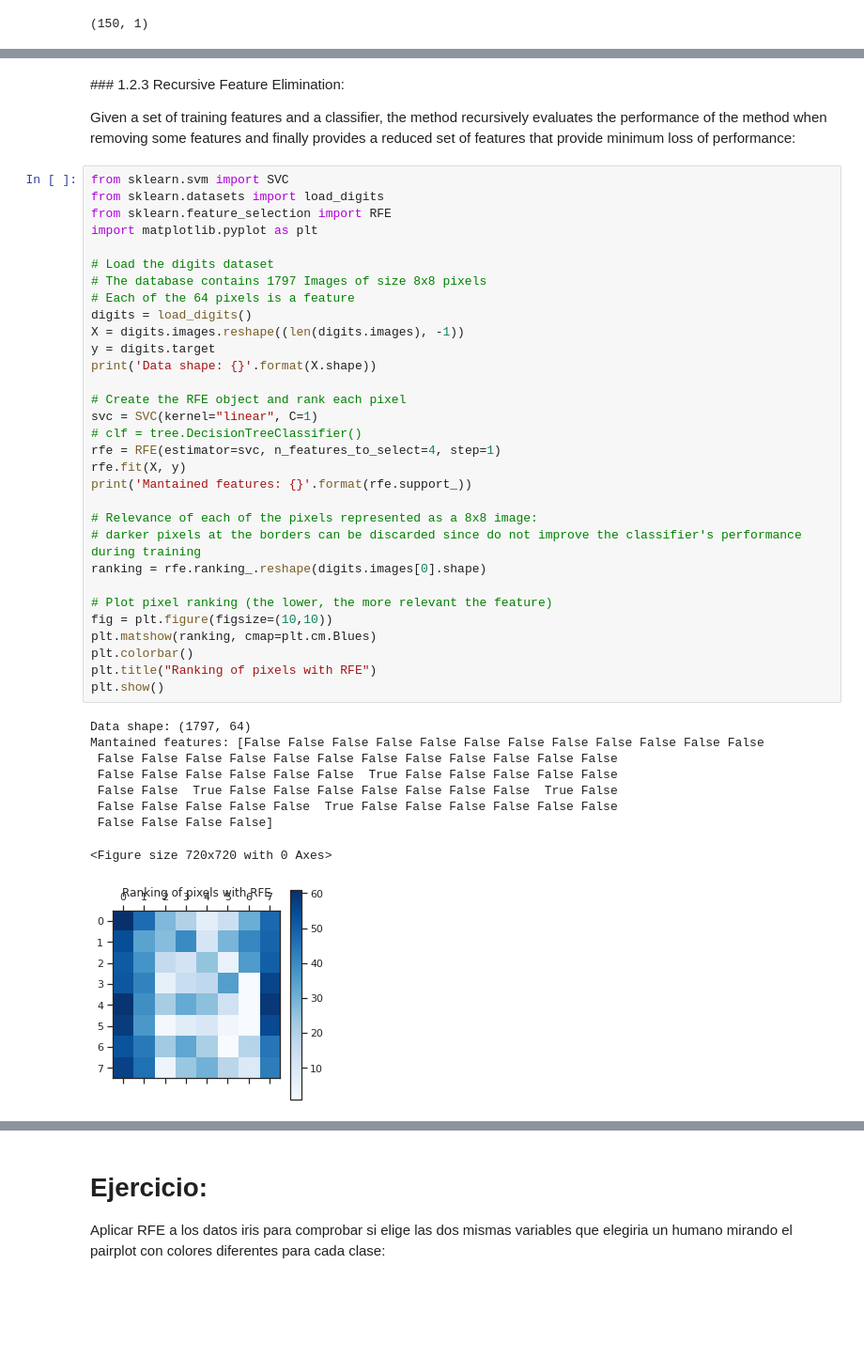
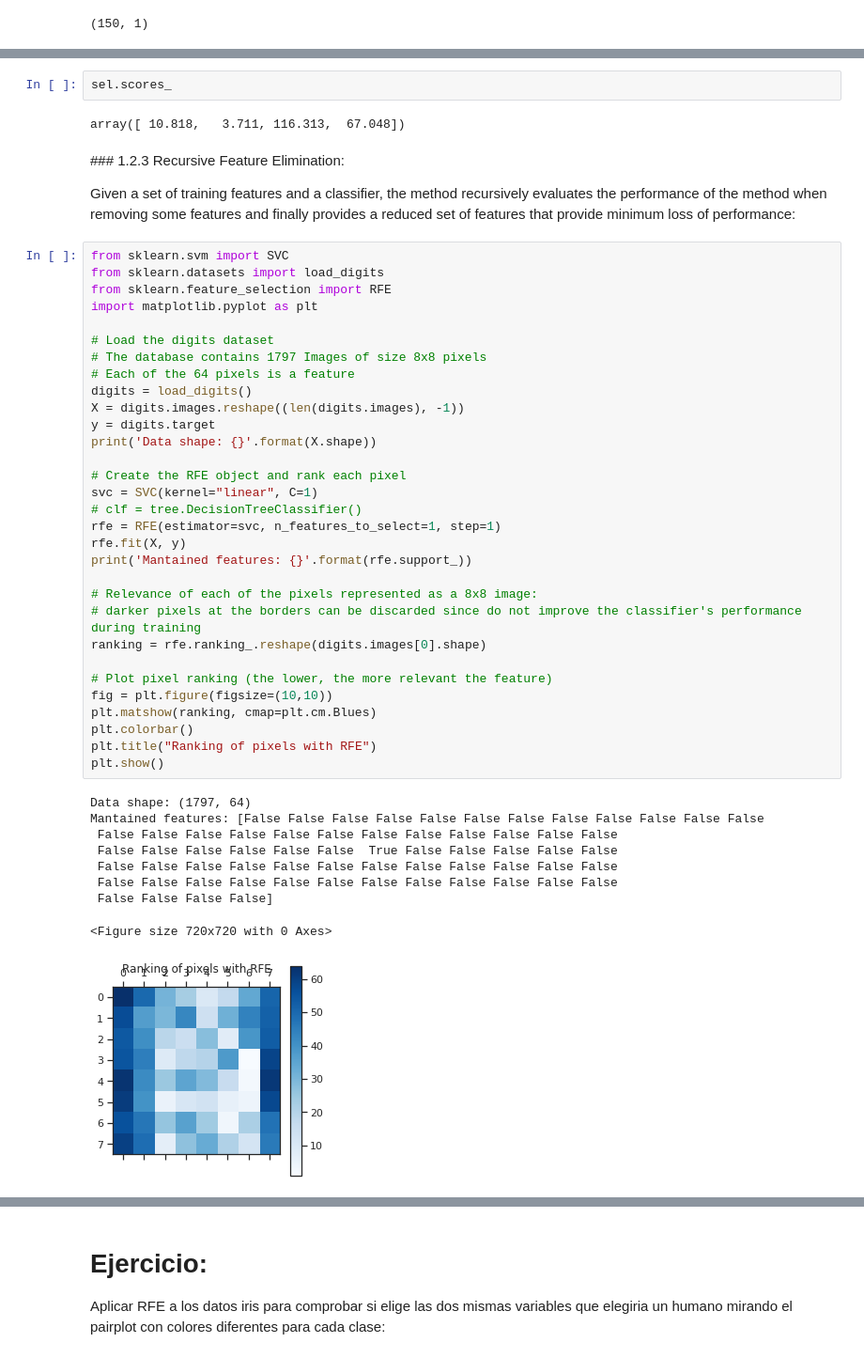
Before and after one commit to raulbenitez/postgrau_IML_exploratory, a Jupyter notebook: PCA_FEATURE_EXTRACTION/PCA and feature selection.ipynb, the cells around one changed output, grey strips where cells are left out. Shown at 94% size. Saved outputs shown, nothing was run; the diff lists cells and outputs as text; blank space fills up the shorter version.

```diff
--- a/PCA_FEATURE_EXTRACTION/PCA and feature selection.ipynb
+++ b/PCA_FEATURE_EXTRACTION/PCA and feature selection.ipynb
@@ -501,3 +520,7 @@ X_new.shape
+# %%
+sel.scores_
+# %% [output]
+array([ 10.818,   3.711, 116.313,  67.048])
 # %% [markdown]
 ### 1.2.3 Recursive Feature Elimination:
 
@@ -512,34 +535,34 @@ import matplotlib.pyplot as plt
 # The database contains 1797 Images of size 8x8 pixels
 # Each of the 64 pixels is a feature
 digits = load_digits()
 X = digits.images.reshape((len(digits.images), -1))
 y = digits.target
 print('Data shape: {}'.format(X.shape))
 
 # Create the RFE object and rank each pixel
 svc = SVC(kernel="linear", C=1)
 # clf = tree.DecisionTreeClassifier()
-rfe = RFE(estimator=svc, n_features_to_select=4, step=1)
+rfe = RFE(estimator=svc, n_features_to_select=1, step=1)
 rfe.fit(X, y)
 print('Mantained features: {}'.format(rfe.support_))
 
 # Relevance of each of the pixels represented as a 8x8 image:
 # darker pixels at the borders can be discarded since do not improve the classifier's performance during training
 ranking = rfe.ranking_.reshape(digits.images[0].shape)
 
 # Plot pixel ranking (the lower, the more relevant the feature)
 fig = plt.figure(figsize=(10,10))
 plt.matshow(ranking, cmap=plt.cm.Blues)
 plt.colorbar()
 plt.title("Ranking of pixels with RFE")
 plt.show()
 # %% [output]
 Data shape: (1797, 64)
 Mantained features: [False False False False False False False False False False False False
  False False False False False False False False False False False False
  False False False False False False  True False False False False False
- False False  True False False False False False False False  True False
- False False False False False  True False False False False False False
+ False False False False False False False False False False False False
+ False False False False False False False False False False False False
  False False False False]
 <Figure size 720x720 with 0 Axes>
-[figure, old version]
+[figure, new version]
```
Also changed, not shown: parts of 24 cells of this notebook.
